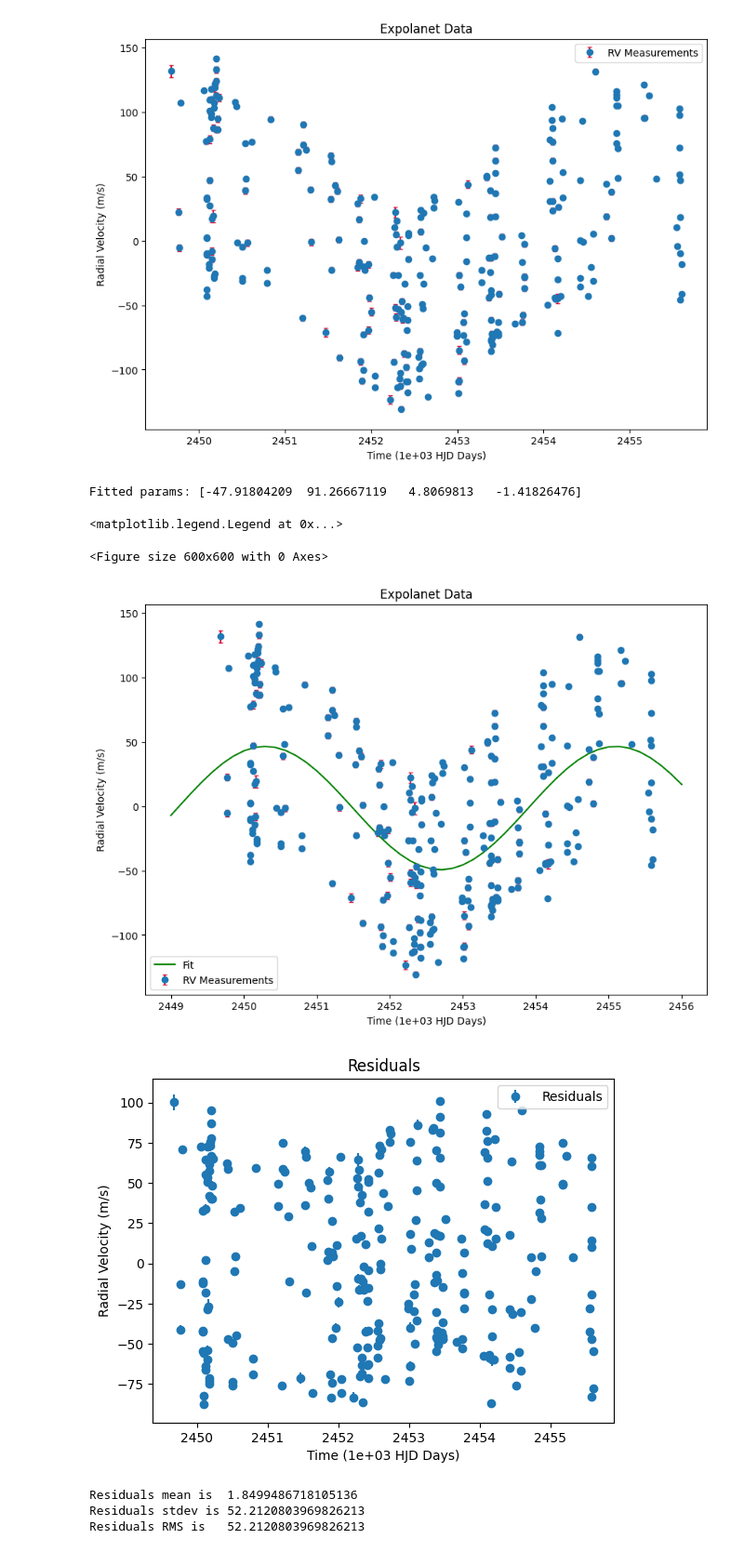
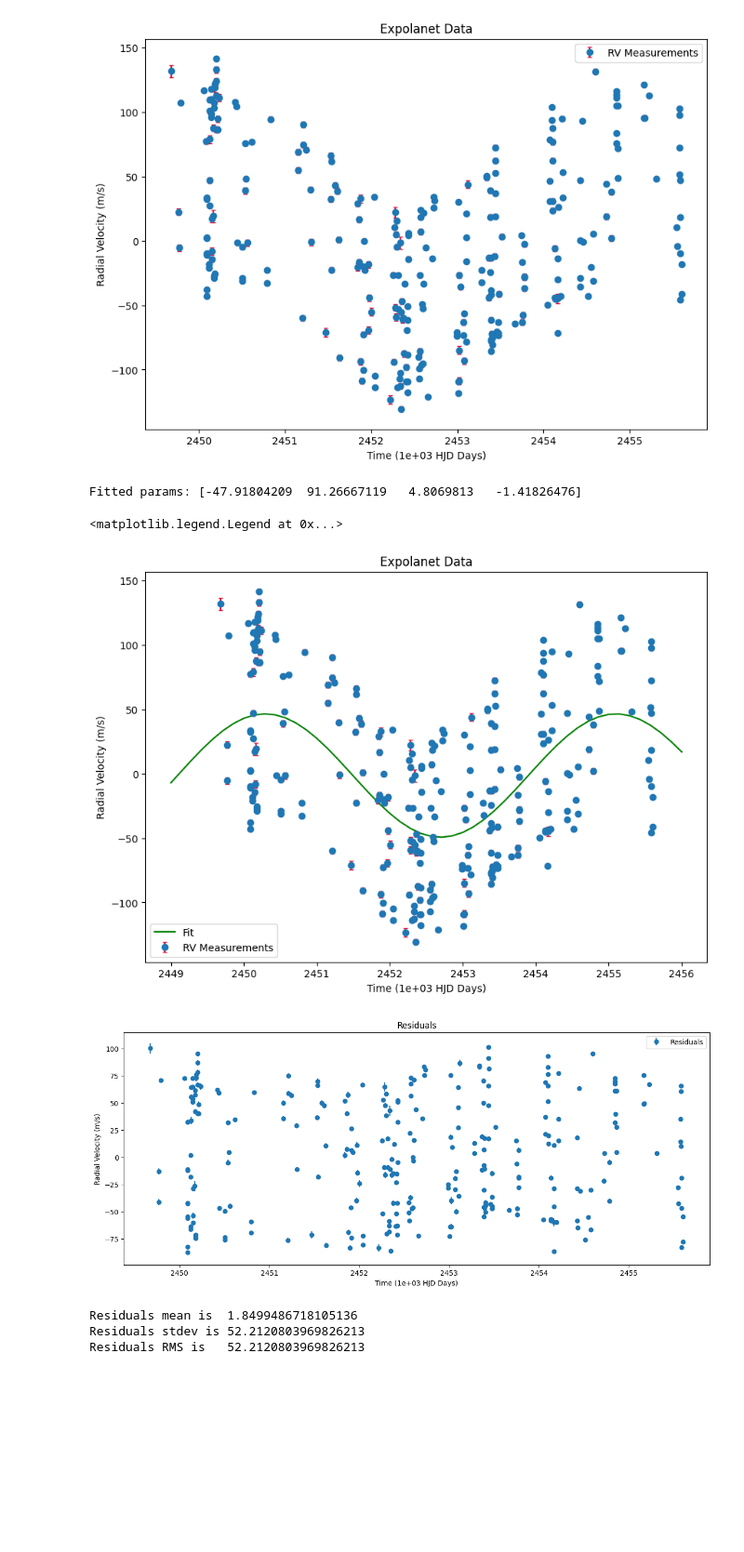
Before and after one commit to djlouie/ASTR-19-Group-Project, a Jupyter notebook: astr19-group-project.ipynb, the cells around one changed output. Shown: that part at 93% size. Drawn from its saved outputs; the diff is of its cells as text; code cells hidden in the pictures; blank space fills up the shorter version.

```diff
--- a/astr19-group-project.ipynb
+++ b/astr19-group-project.ipynb
@@ -100,13 +100,7 @@ from scipy import optimize
 def f_curve(x, a, b, c, d):
     return a * np.sin(2.0*np.pi * (x - b) / c) + d
 
-# do the fit
-# scipy tried but it didn't work well T-T
-# params, params_cov = optimize.curve_fit(f_curve, x, y, sigma = y_err, absolute_sigma=True)
-
 initial_guess = [5, 1, 5, 0]
-# lower_bound = [3,1,2,-2]
-# upper_bound = [4,2,3,-1]
 
 # we can help scipy find the best fit value by providing the initial guess ourselves
 # this worked but the parameters are not quite those expected
@@ -131,8 +125,6 @@ x_fit = np.linspace(np.floor(min(scaled_hjd)), np.ceil(max(scaled_hjd)))
 y_fit = f_curve(x_fit, *params)     # providing '*params' is called unpacking and is identical to write
                                     # 'params[0], params[1], params[2]...'
 
-f = plt.figure(figsize=(6,6))
-
 plt.figure(figsize=(10, 7))
 plt.errorbar(x=scaled_hjd, y=radial_velocity, yerr=uncertainty, fmt="o", ecolor='crimson', capsize=2, label="RV Measurements")
 plt.plot(x_fit, y_fit, 'g-', label='Fit')
@@ -144,24 +136,25 @@ plt.legend()
 # %% [output]
 Fitted params: [-47.91804209  91.26667119   4.8069813   -1.41826476]
 <matplotlib.legend.Legend at 0x...>
-<Figure size 600x600 with 0 Axes>
 [figure]
 # %%
 # calculate residuals
 y_pred = f_curve(scaled_hjd, *params)
 residuals = radial_velocity - y_pred
+
+plt.figure(figsize=(15, 6))
 
 # plot residuals
 plt.errorbar(scaled_hjd, residuals, uncertainty, fmt='o', label='Residuals')
 
 plt.xlabel(f"Time ({scalar:.0e} HJD Days)")
 plt.ylabel("Radial Velocity (m/s)")
 plt.title("Residuals")
 plt.legend(frameon=True,fontsize=10,handletextpad=1)
 
 plt.show()
 # %% [output]
-[figure, old version]
+[figure, new version]
 # %%
 residuals_mean = np.mean(residuals)
 residuals_std = np.std(residuals)
```
Also changed, not shown: parts of 1 cell of this notebook, 1 other file.
